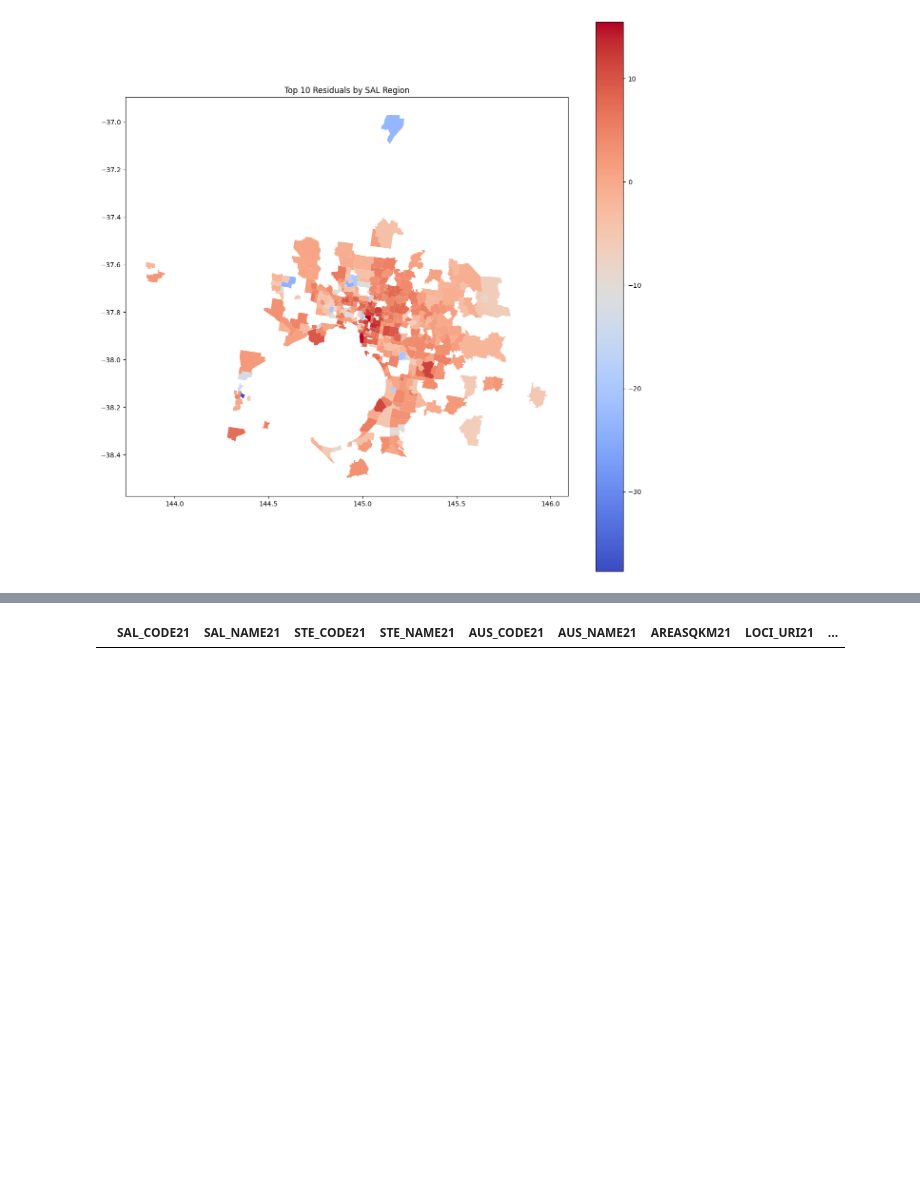
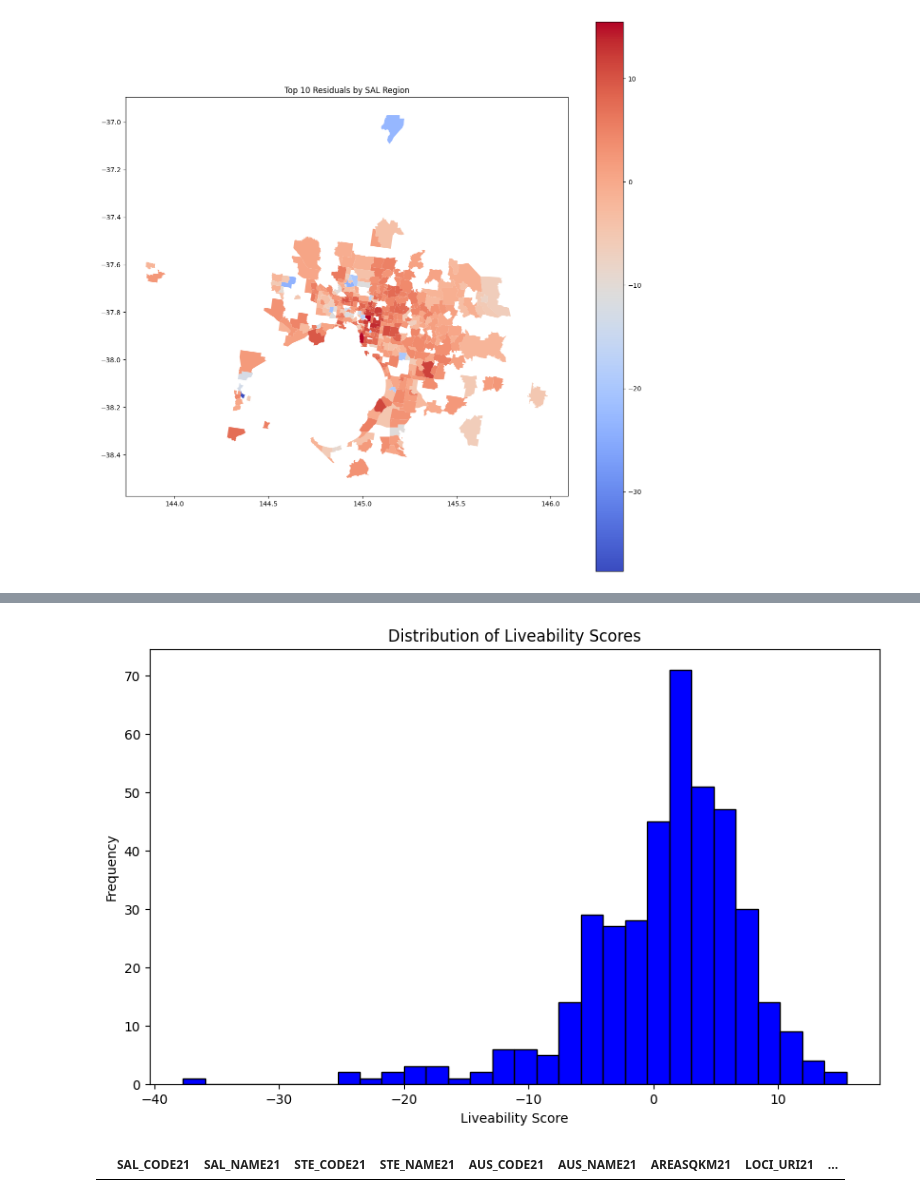
Before and after one commit to MAST30034-AppliedDataScience/project-2-group-real-estate-industry-project-8, a Jupyter notebook: models/liveability.ipynb, the cells around one changed output, grey strips where cells are left out. Cells and saved outputs as stored; diff of their text form; code cells hidden in the pictures; blank space fills up the shorter version.

```diff
--- a/models/liveability.ipynb
+++ b/models/liveability.ipynb
@@ -379,7 +405,13 @@ plt.show()
 # %%
-# box plot of liveability scores
+# look at distribution of liveability scores
 plt.figure(figsize=(10, 6))
-plt.boxplot(suburbs['liveability_score'])
+plt.hist(suburbs['liveability_score'], bins=30, color='blue', edgecolor='black')
+plt.xlabel('Liveability Score')
+plt.ylabel('Frequency')
+plt.title('Distribution of Liveability Scores')
+plt.show()
+# %% [output]
+[figure, added]
 # %%
 top_ten[top_ten['SAL_NAME21'] == 'Croydon (Vic.)']
 # %% [output]
```
Also changed, not shown: parts of 3 cells of this notebook, 11 other files.
